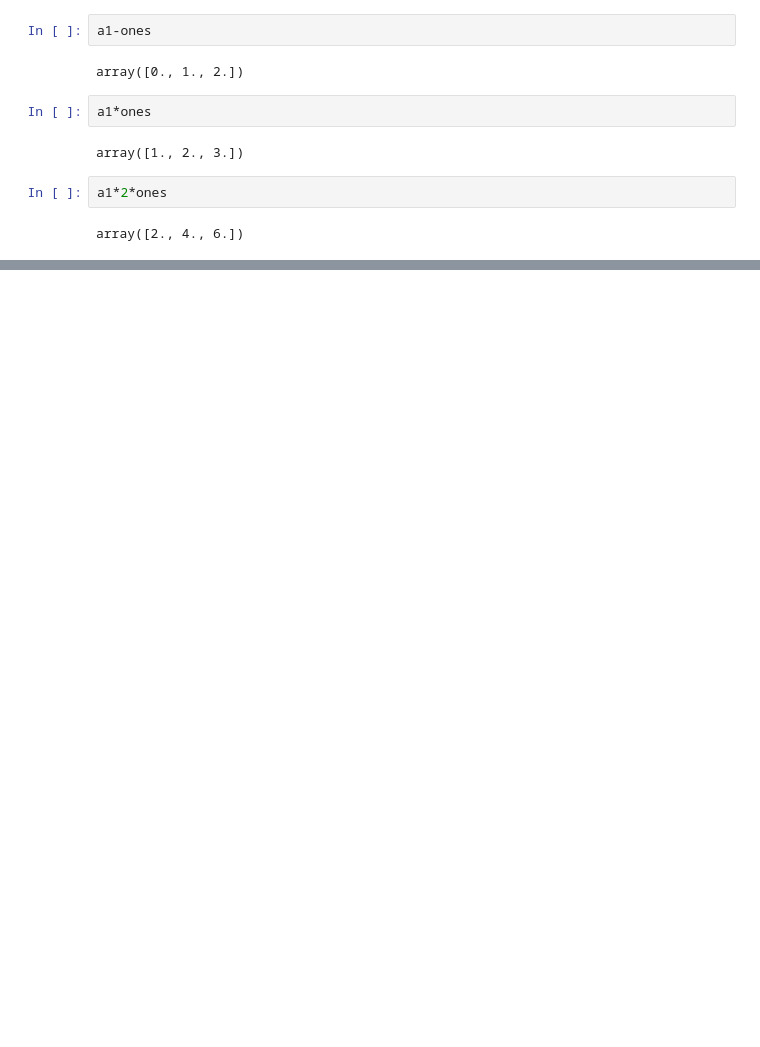
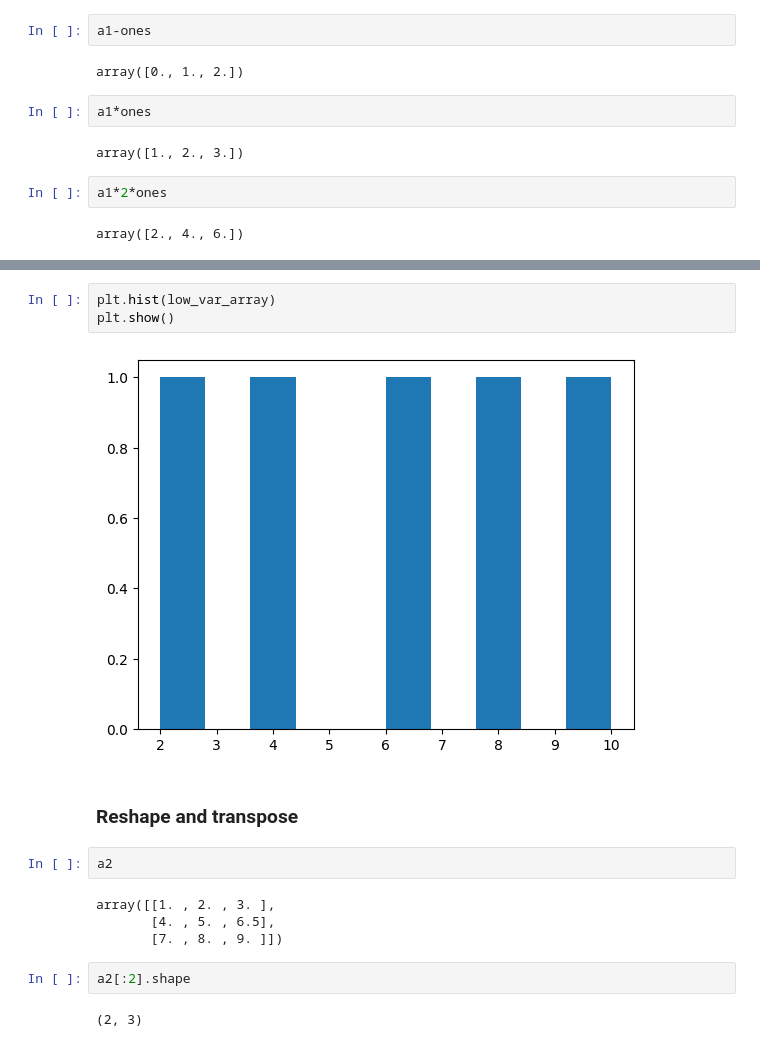
Before and after one commit to Ayoubkassi/Machine-Learning-and-Data-Science, a Jupyter notebook: Introduction-to-numpy.ipynb, the cells around one changed output, grey strips where cells are left out. Saved outputs shown, nothing was run; the diff lists cells and outputs as text; blank space fills up the shorter version.

```diff
--- a/Introduction-to-numpy.ipynb
+++ b/Introduction-to-numpy.ipynb
@@ -265,0 +339,17 @@ array([2., 4., 6.])
+# %%
+plt.hist(low_var_array)
+plt.show()
+# %% [output]
+[figure, added]
+# %% [markdown]
+### Reshape and transpose
+# %%
+a2
+# %% [output]
+array([[1. , 2. , 3. ],
+       [4. , 5. , 6.5],
+       [7. , 8. , 9. ]])
+# %%
+a2[:2].shape
+# %% [output]
+(2, 3)
```
Also changed, not shown: parts of 16 cells of this notebook.
